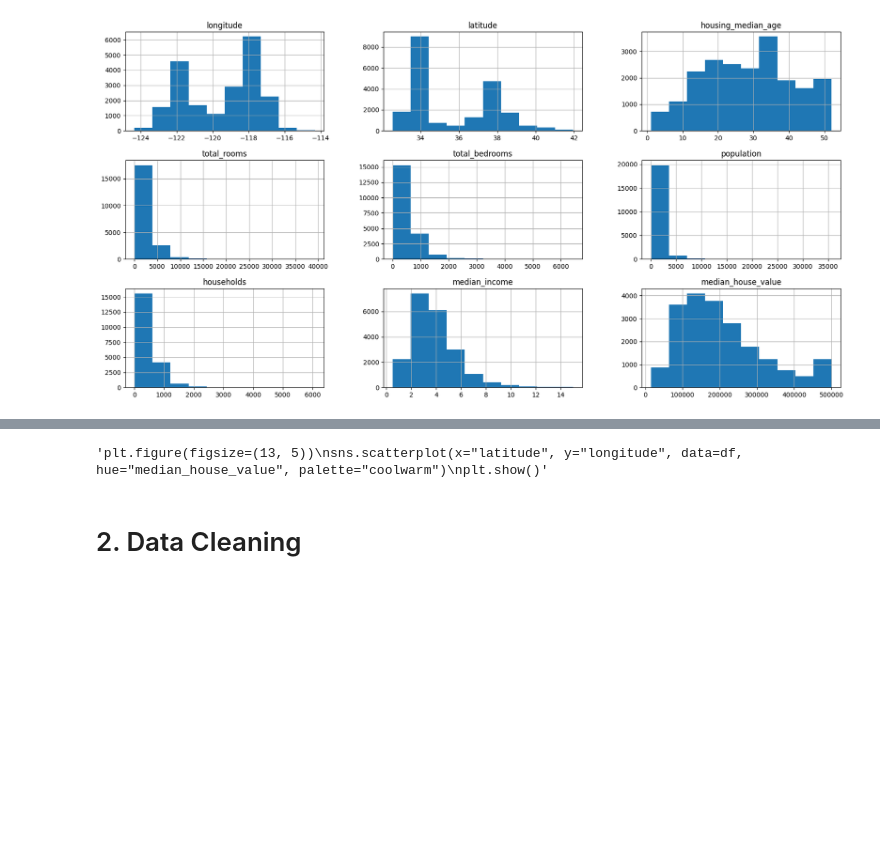
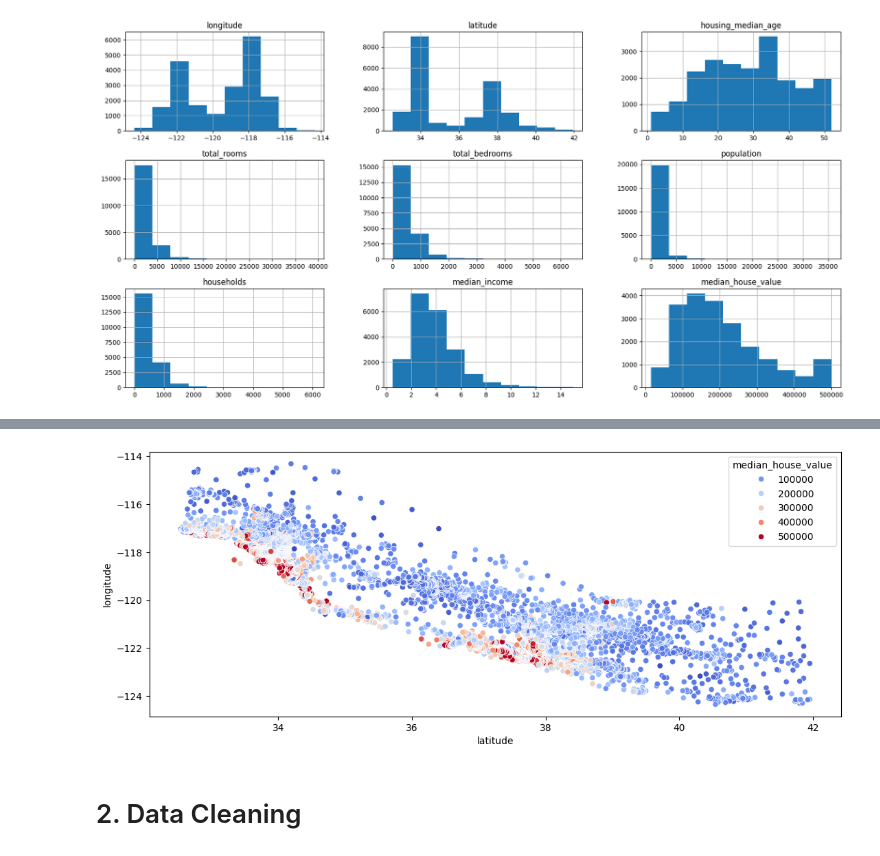
Before and after one commit to ZabitMagomed239/California-House-Price-Regression, a Jupyter notebook: California Housing Final.ipynb, the cells around one changed output, grey strips where cells are left out. Drawn from its saved outputs; the diff is of its cells as text; code cells hidden in the pictures; blank space fills up the shorter version.

```diff
--- a/California Housing Final.ipynb
+++ b/California Housing Final.ipynb
@@ -123,10 +123,10 @@ plt.show()"""
 # %%
 # Geographical scatter plot colored by median house value
-"""plt.figure(figsize=(13, 5))
+plt.figure(figsize=(13, 5))
 sns.scatterplot(x="latitude", y="longitude", data=df, hue="median_house_value", palette="coolwarm")
-plt.show()"""
+plt.show()
 # %% [output]
-'plt.figure(figsize=(13, 5))\nsns.scatterplot(x="latitude", y="longitude", data=df, hue="median_house_value", palette="coolwarm")\nplt.show()'
+[figure, added]
 # %% [markdown]
 # 2. Data Cleaning
 # %% [markdown]
```
Also changed, not shown: parts of 10 cells of this notebook.
